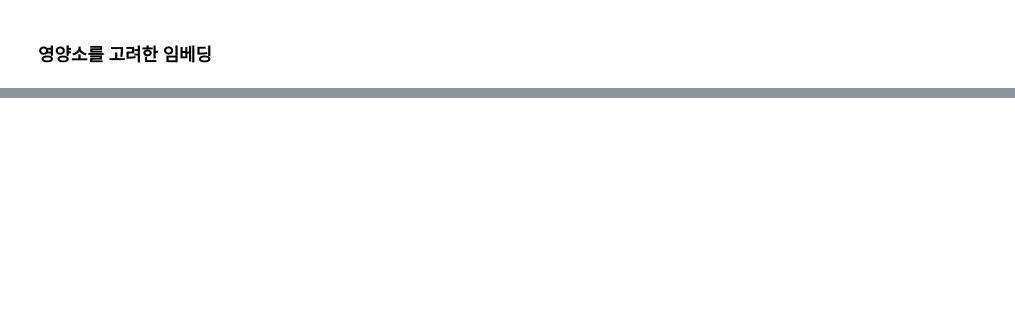
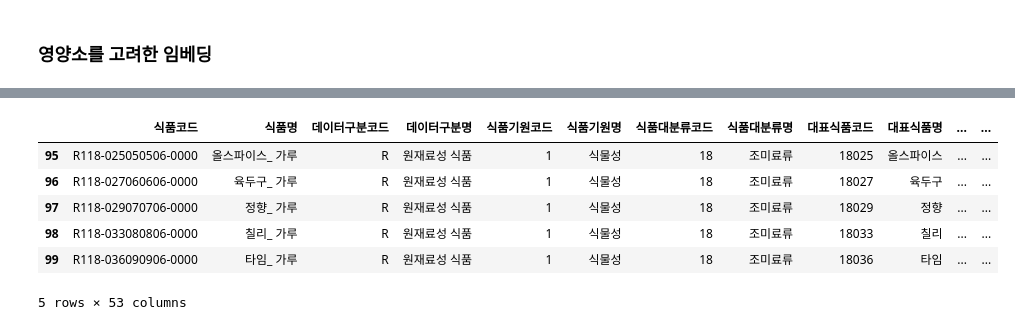
Before and after one commit to kwonhwijun/recipe, a Jupyter notebook: models/nutri2vec.ipynb, the cells around one changed output, grey strips where cells are left out. Drawn from its saved outputs; the diff is of its cells as text; code cells hidden in the pictures; blank space fills up the shorter version.

```diff
--- a/models/nutri2vec.ipynb
+++ b/models/nutri2vec.ipynb
@@ -17,0 +91,10 @@ ingred.head()
+# %%
+df.tail()
+# %% [output]
+|  | 식품코드 | 식품명 | 데이터구분코드 | 데이터구분명 | 식품기원코드 | 식품기원명 | 식품대분류코드 | 식품대분류명 | 대표식품코드 | 대표식품명 | ... | ... |
+| 95 | R118-025050506-0000 | 올스파이스_ 가루 | R | 원재료성 식품 | 1 | 식물성 | 18 | 조미료류 | 18025 | 올스파이스 | ... | ... |
+| 96 | R118-027060606-0000 | 육두구_ 가루 | R | 원재료성 식품 | 1 | 식물성 | 18 | 조미료류 | 18027 | 육두구 | ... | ... |
+| 97 | R118-029070706-0000 | 정향_ 가루 | R | 원재료성 식품 | 1 | 식물성 | 18 | 조미료류 | 18029 | 정향 | ... | ... |
+| 98 | R118-033080806-0000 | 칠리_ 가루 | R | 원재료성 식품 | 1 | 식물성 | 18 | 조미료류 | 18033 | 칠리 | ... | ... |
+| 99 | R118-036090906-0000 | 타임_ 가루 | R | 원재료성 식품 | 1 | 식물성 | 18 | 조미료류 | 18036 | 타임 | ... | ... |
+5 rows × 53 columns
```
Also changed, not shown: parts of 8 cells of this notebook, 12 other files.
